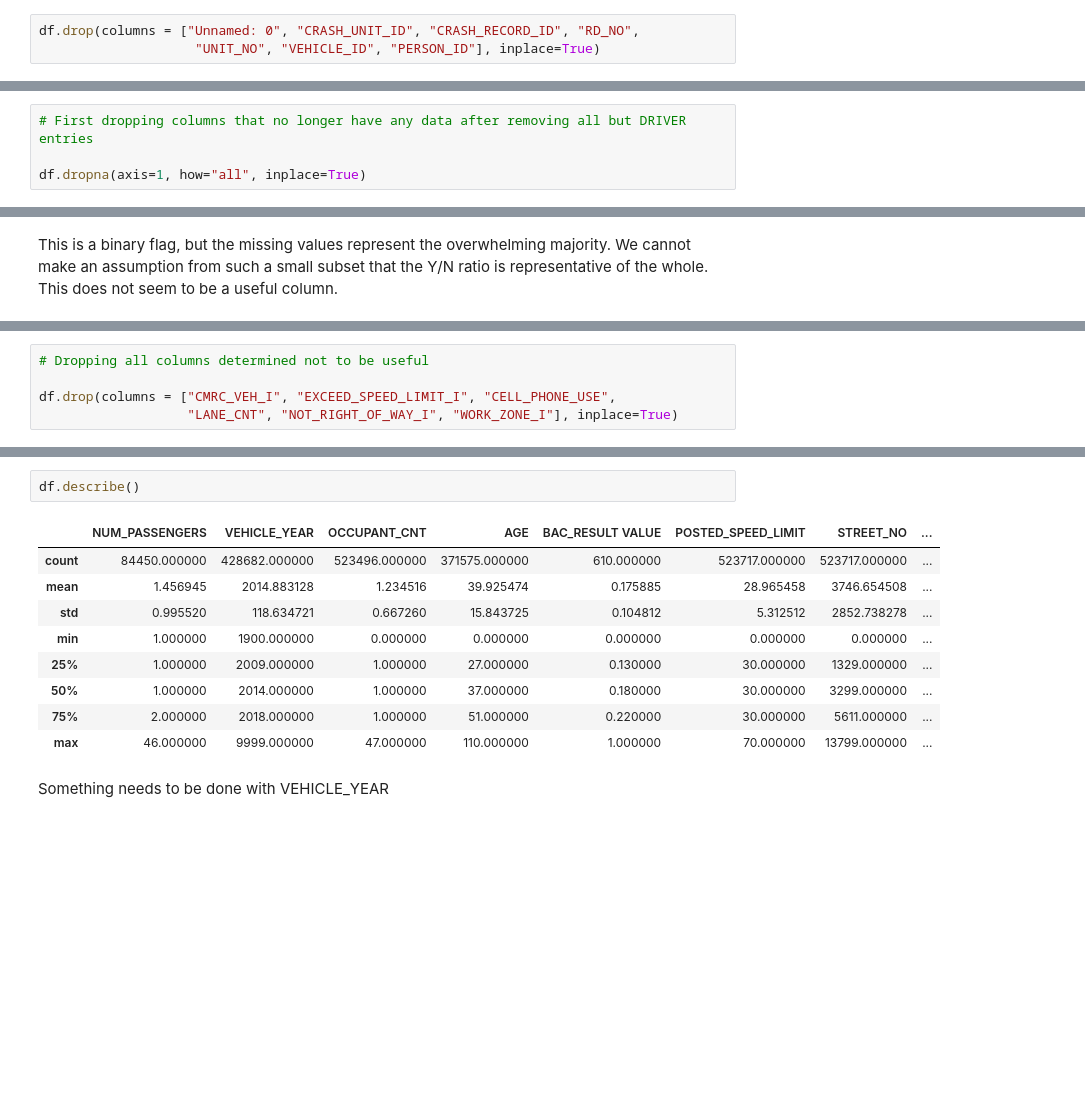
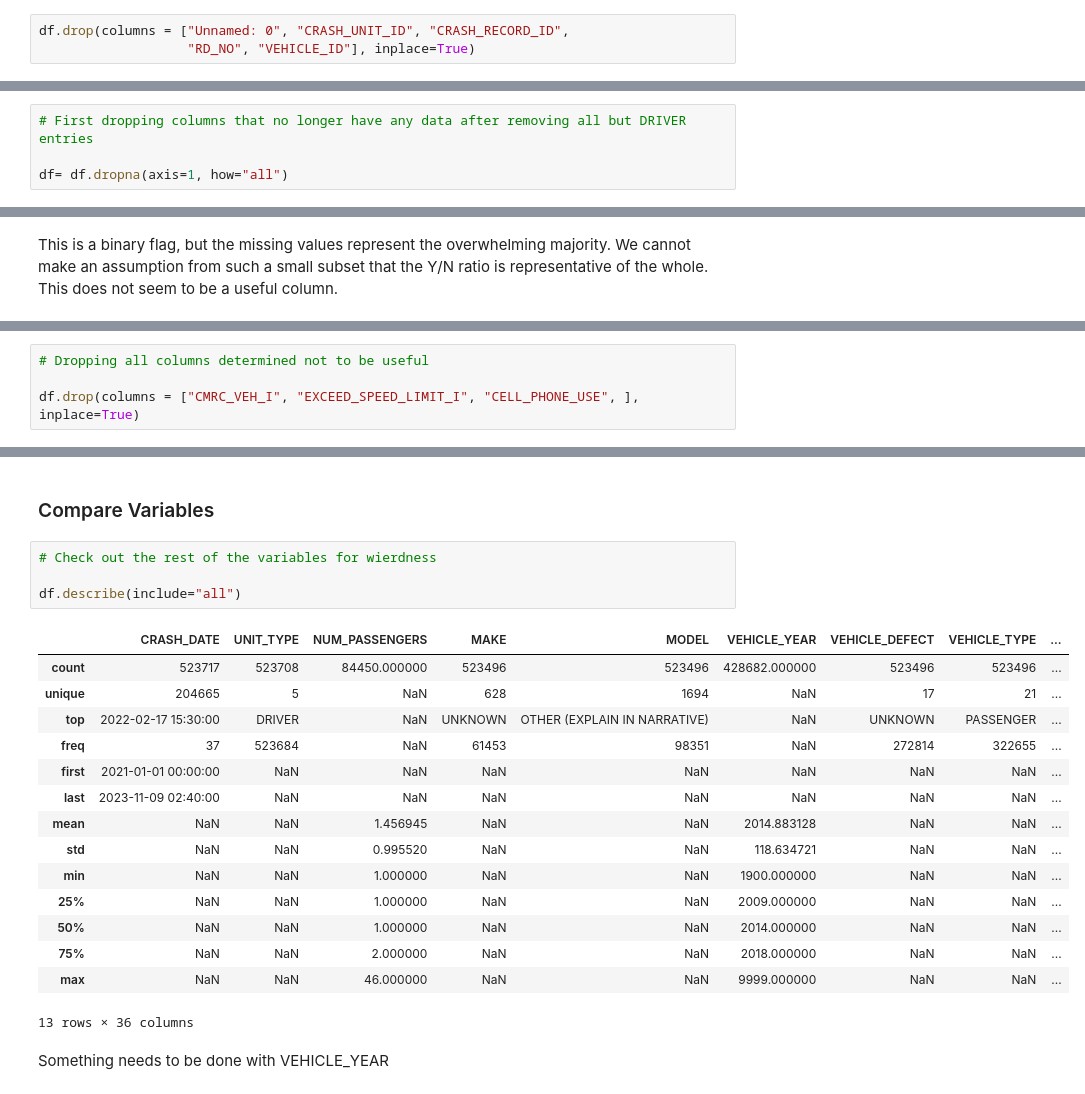
Before and after one commit to dangrosen/Chicago-Car-Accidents, a Jupyter notebook: notebook-John.ipynb, the cells around one changed output, grey strips where cells are left out. Saved outputs shown, nothing was run; the diff lists cells and outputs as text; blank space fills up the shorter version.

```diff
--- a/notebook-John.ipynb
+++ b/notebook-John.ipynb
@@ -94,8 +103,8 @@ df = pd.read_csv("Data\chicago_traffic_accidents_2021_to_11-09-2023.zip",
 # %% [markdown]
 We don't need all the identifying columns as they are not useful in making a model. We will drop all of those now.
 # %%
-df.drop(columns = ["Unnamed: 0", "CRASH_UNIT_ID", "CRASH_RECORD_ID", "RD_NO",
-                    "UNIT_NO", "VEHICLE_ID", "PERSON_ID"], inplace=True)
+df.drop(columns = ["Unnamed: 0", "CRASH_UNIT_ID", "CRASH_RECORD_ID",
+                   "RD_NO", "VEHICLE_ID"], inplace=True)
 # %% [markdown]
 We only want unique vehicle damage count, so we need to remove rows that represent passengers, as these will duplicate the vehicle damage. We also should remove any other rows that don't represent drivers. We can use the "PERSON_TYPE" column for this.
 # %%
@@ -128,7 +137,7 @@ Next we look at null values to try to determine which columns might need to be i
 # %%
 # First dropping columns that no longer have any data after removing all but DRIVER entries
 
-df.dropna(axis=1, how="all", inplace=True)
+df= df.dropna(axis=1, how="all")
 # %%
 # Looking at the total nulls left in remaining columns
 
@@ -320,8 +256,7 @@ This is a binary flag, but the missing values represent the overwhelming majorit
 # %%
 # Dropping all columns determined not to be useful
 
-df.drop(columns = ["CMRC_VEH_I", "EXCEED_SPEED_LIMIT_I", "CELL_PHONE_USE",
-                   "LANE_CNT", "NOT_RIGHT_OF_WAY_I", "WORK_ZONE_I"], inplace=True)
+df.drop(columns = ["CMRC_VEH_I", "EXCEED_SPEED_LIMIT_I", "CELL_PHONE_USE", ], inplace=True)
 # %%
 #Sanity Check
 
@@ -347,14 +282,24 @@ memory usage: 307.7+ MB
-# %%
-df.describe()
-# %% [output]
-|  | NUM_PASSENGERS | VEHICLE_YEAR | OCCUPANT_CNT | AGE | BAC_RESULT VALUE | POSTED_SPEED_LIMIT | STREET_NO | ... |
-| count | 84450.000000 | 428682.000000 | 523496.000000 | 371575.000000 | 610.000000 | 523717.000000 | 523717.000000 | ... |
-| mean | 1.456945 | 2014.883128 | 1.234516 | 39.925474 | 0.175885 | 28.965458 | 3746.654508 | ... |
-| std | 0.995520 | 118.634721 | 0.667260 | 15.843725 | 0.104812 | 5.312512 | 2852.738278 | ... |
-| min | 1.000000 | 1900.000000 | 0.000000 | 0.000000 | 0.000000 | 0.000000 | 0.000000 | ... |
-| 25% | 1.000000 | 2009.000000 | 1.000000 | 27.000000 | 0.130000 | 30.000000 | 1329.000000 | ... |
-| 50% | 1.000000 | 2014.000000 | 1.000000 | 37.000000 | 0.180000 | 30.000000 | 3299.000000 | ... |
-| 75% | 2.000000 | 2018.000000 | 1.000000 | 51.000000 | 0.220000 | 30.000000 | 5611.000000 | ... |
-| max | 46.000000 | 9999.000000 | 47.000000 | 110.000000 | 1.000000 | 70.000000 | 13799.000000 | ... |
+# %% [markdown]
+### Compare Variables
+# %%
+# Check out the rest of the variables for wierdness
+
+df.describe(include="all")
+# %% [output]
+|  | CRASH_DATE | UNIT_TYPE | NUM_PASSENGERS | MAKE | MODEL | VEHICLE_YEAR | VEHICLE_DEFECT | VEHICLE_TYPE | ... |
+| count | 523717 | 523708 | 84450.000000 | 523496 | 523496 | 428682.000000 | 523496 | 523496 | ... |
+| unique | 204665 | 5 | NaN | 628 | 1694 | NaN | 17 | 21 | ... |
+| top | 2022-02-17 15:30:00 | DRIVER | NaN | UNKNOWN | OTHER (EXPLAIN IN NARRATIVE) | NaN | UNKNOWN | PASSENGER | ... |
+| freq | 37 | 523684 | NaN | 61453 | 98351 | NaN | 272814 | 322655 | ... |
+| first | 2021-01-01 00:00:00 | NaN | NaN | NaN | NaN | NaN | NaN | NaN | ... |
+| last | 2023-11-09 02:40:00 | NaN | NaN | NaN | NaN | NaN | NaN | NaN | ... |
+| mean | NaN | NaN | 1.456945 | NaN | NaN | 2014.883128 | NaN | NaN | ... |
+| std | NaN | NaN | 0.995520 | NaN | NaN | 118.634721 | NaN | NaN | ... |
+| min | NaN | NaN | 1.000000 | NaN | NaN | 1900.000000 | NaN | NaN | ... |
+| 25% | NaN | NaN | 1.000000 | NaN | NaN | 2009.000000 | NaN | NaN | ... |
+| 50% | NaN | NaN | 1.000000 | NaN | NaN | 2014.000000 | NaN | NaN | ... |
+| 75% | NaN | NaN | 2.000000 | NaN | NaN | 2018.000000 | NaN | NaN | ... |
+| max | NaN | NaN | 46.000000 | NaN | NaN | 9999.000000 | NaN | NaN | ... |
+13 rows × 36 columns
 # %% [markdown]
 Something needs to be done with VEHICLE_YEAR
```
Also changed, not shown: parts of 57 cells of this notebook, 1 other file.
